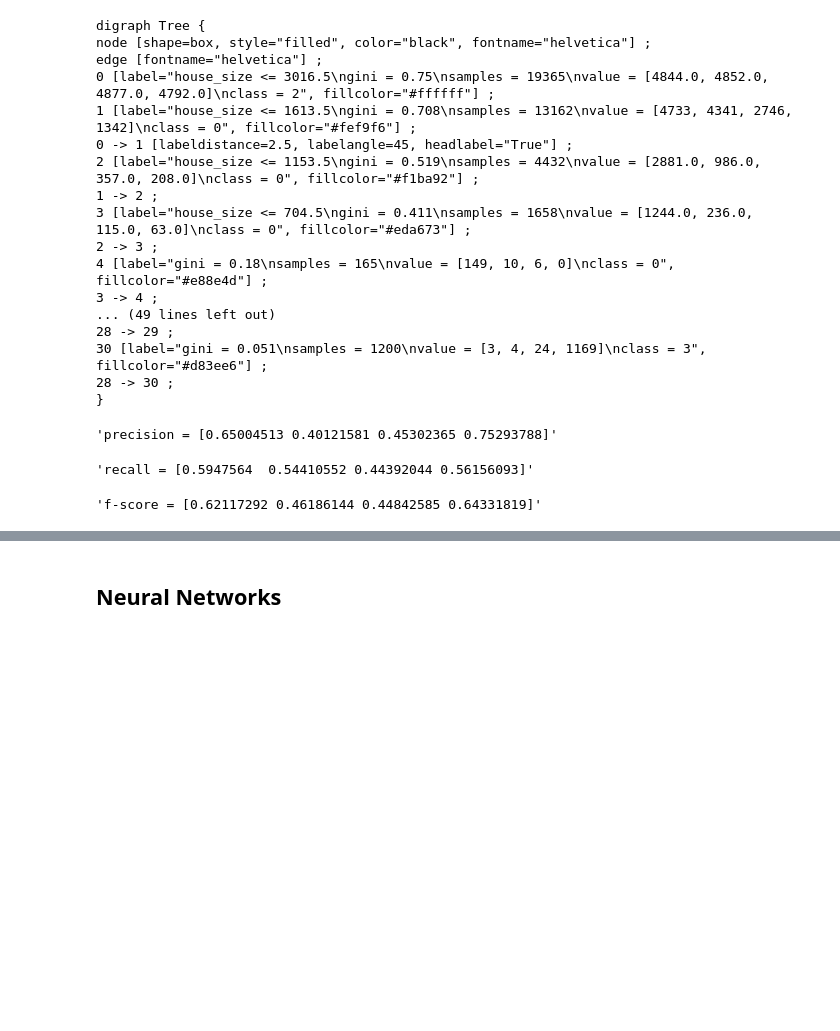
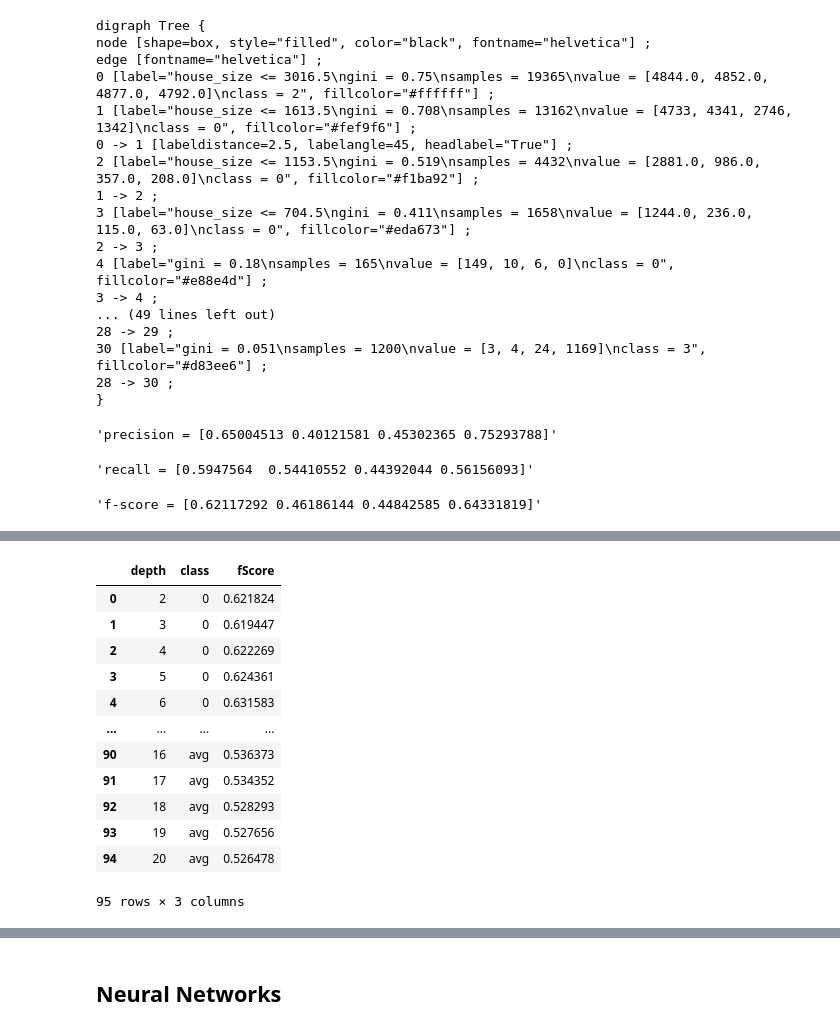
Before and after one commit to n8taylor/cs5830_project8, a Jupyter notebook: project8.ipynb, the cells around one changed output, grey strips where cells are left out. Drawn from its saved outputs; the diff is of its cells as text; code cells hidden in the pictures; blank space fills up the shorter version.

```diff
--- a/project8.ipynb
+++ b/project8.ipynb
@@ -526,0 +590,19 @@ edge [fontname="helvetica"] ;
+# %%
+scoresDF = pd.DataFrame(fScores)
+scoresDF = pd.melt(scoresDF, id_vars='depth', value_vars=['0', '1', '2', '3', 'avg'],
+                    var_name='class', value_name='fScore')
+scoresDF
+# %% [output]
+|  | depth | class | fScore |
+| 0 | 2 | 0 | 0.621824 |
+| 1 | 3 | 0 | 0.619447 |
+| 2 | 4 | 0 | 0.622269 |
+| 3 | 5 | 0 | 0.624361 |
+| 4 | 6 | 0 | 0.631583 |
+| ... | ... | ... | ... |
+| 90 | 16 | avg | 0.536373 |
+| 91 | 17 | avg | 0.534352 |
+| 92 | 18 | avg | 0.528293 |
+| 93 | 19 | avg | 0.527656 |
+| 94 | 20 | avg | 0.526478 |
+95 rows × 3 columns
```
Also changed, not shown: parts of 5 cells of this notebook.
